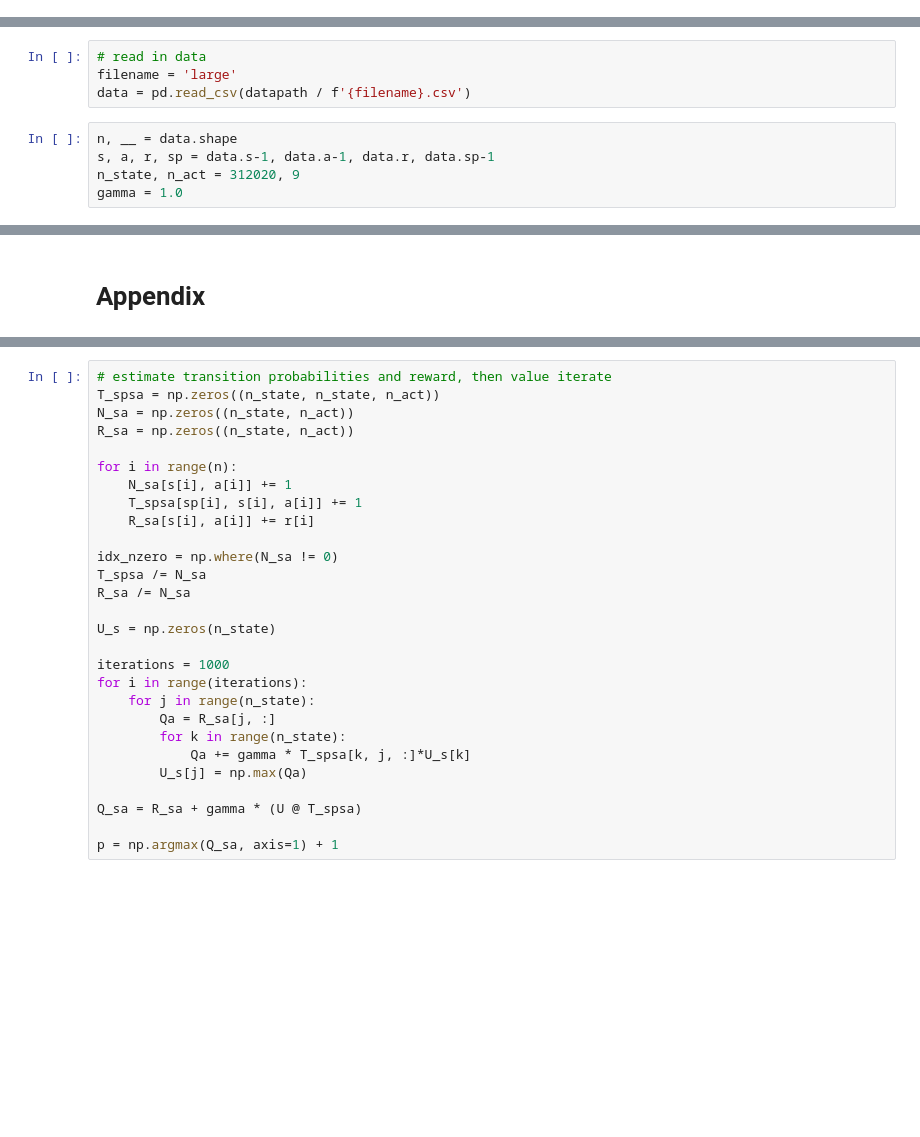
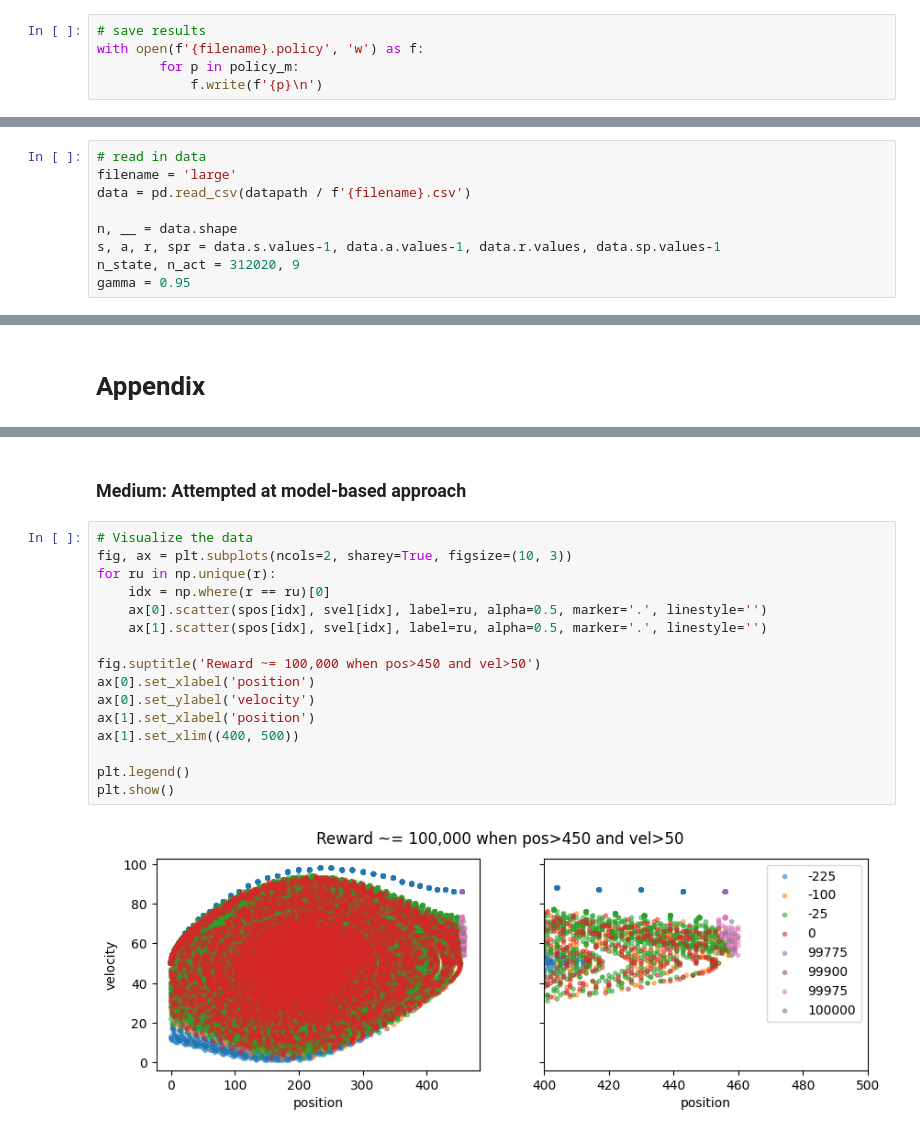
Before and after one commit to etrieschman/battery-charger, a Jupyter notebook: class-projects/project2/project2_workup.ipynb, the cells around one changed output, grey strips where cells are left out. Cells and saved outputs as stored; diff of their text form; blank space fills up the shorter version.

```diff
--- a/class-projects/project2/project2_workup.ipynb
+++ b/class-projects/project2/project2_workup.ipynb
@@ -142,3 +111,8 @@ plt.show()
+# %%
+# save results
+with open(f'{filename}.policy', 'w') as f:
+        for p in policy_m:
+            f.write(f'{p}\n')
 # %% [markdown]
 # Large problem
 It’s a secret! MDP with 312020 states and 9 actions, with a discount factor of 0.95. This problem has a lot of hidden structure. Look at the transitions and rewards carefully and you might figure some of it out!
@@ -146,8 +120,8 @@ It’s a secret! MDP with 312020 states and 9 actions, with a discount factor of
 # read in data
 filename = 'large'
 data = pd.read_csv(datapath / f'{filename}.csv')
+
+n, __ = data.shape
+s, a, r, spr = data.s.values-1, data.a.values-1, data.r.values, data.sp.values-1
+n_state, n_act = 312020, 9
+gamma = 0.95
-# %%
-n, __ = data.shape
-s, a, r, sp = data.s-1, data.a-1, data.r, data.sp-1
-n_state, n_act = 312020, 9
-gamma = 1.0
@@ -214,28 +178,20 @@ plt.show()
-# %%
-# estimate transition probabilities and reward, then value iterate
-T_spsa = np.zeros((n_state, n_state, n_act))
-N_sa = np.zeros((n_state, n_act))
-R_sa = np.zeros((n_state, n_act))
-
-for i in range(n):
-    N_sa[s[i], a[i]] += 1
-    T_spsa[sp[i], s[i], a[i]] += 1
-    R_sa[s[i], a[i]] += r[i]
-
-idx_nzero = np.where(N_sa != 0)
-T_spsa /= N_sa
-R_sa /= N_sa
-
-U_s = np.zeros(n_state)
-
-iterations = 1000
-for i in range(iterations):
-    for j in range(n_state):
-        Qa = R_sa[j, :]
-        for k in range(n_state):
-            Qa += gamma * T_spsa[k, j, :]*U_s[k]
-        U_s[j] = np.max(Qa)
-
-Q_sa = R_sa + gamma * (U @ T_spsa)
-
-p = np.argmax(Q_sa, axis=1) + 1
+# %% [markdown]
+### Medium: Attempted at model-based approach
+# %%
+# Visualize the data
+fig, ax = plt.subplots(ncols=2, sharey=True, figsize=(10, 3))
+for ru in np.unique(r):
+    idx = np.where(r == ru)[0]
+    ax[0].scatter(spos[idx], svel[idx], label=ru, alpha=0.5, marker='.', linestyle='')
+    ax[1].scatter(spos[idx], svel[idx], label=ru, alpha=0.5, marker='.', linestyle='')
+
+fig.suptitle('Reward ~= 100,000 when pos>450 and vel>50')
+ax[0].set_xlabel('position')
+ax[0].set_ylabel('velocity')
+ax[1].set_xlabel('position')
+ax[1].set_xlim((400, 500))
+
+plt.legend()
+plt.show()
+# %% [output]
+[figure, added]
```
Also changed, not shown: parts of 38 cells of this notebook, 8 other files.
